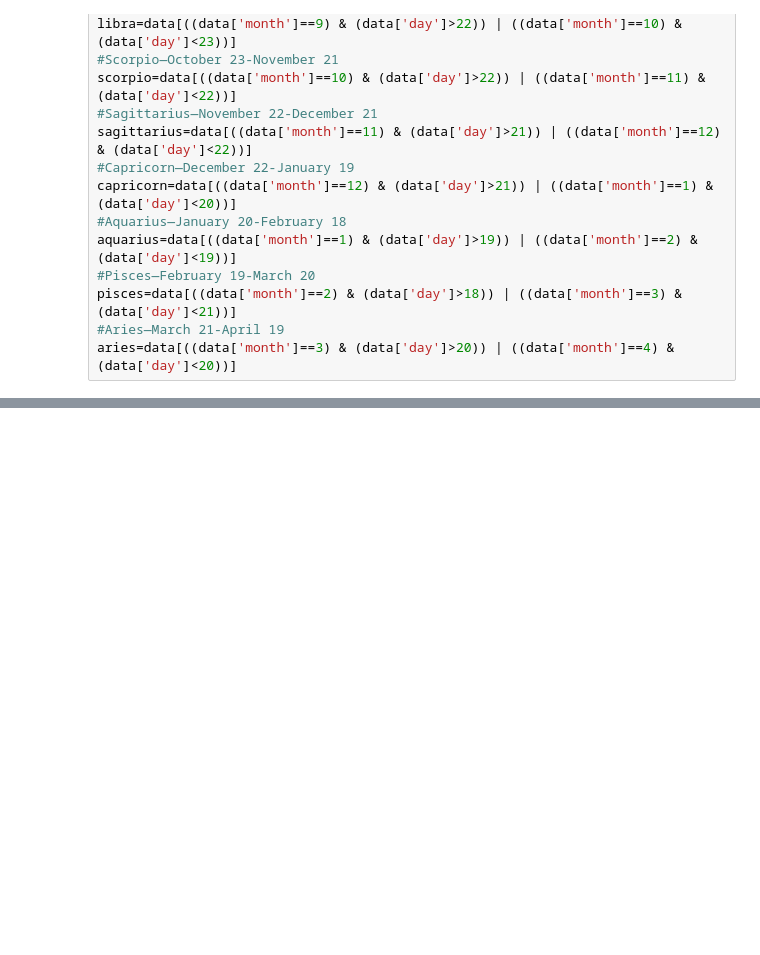
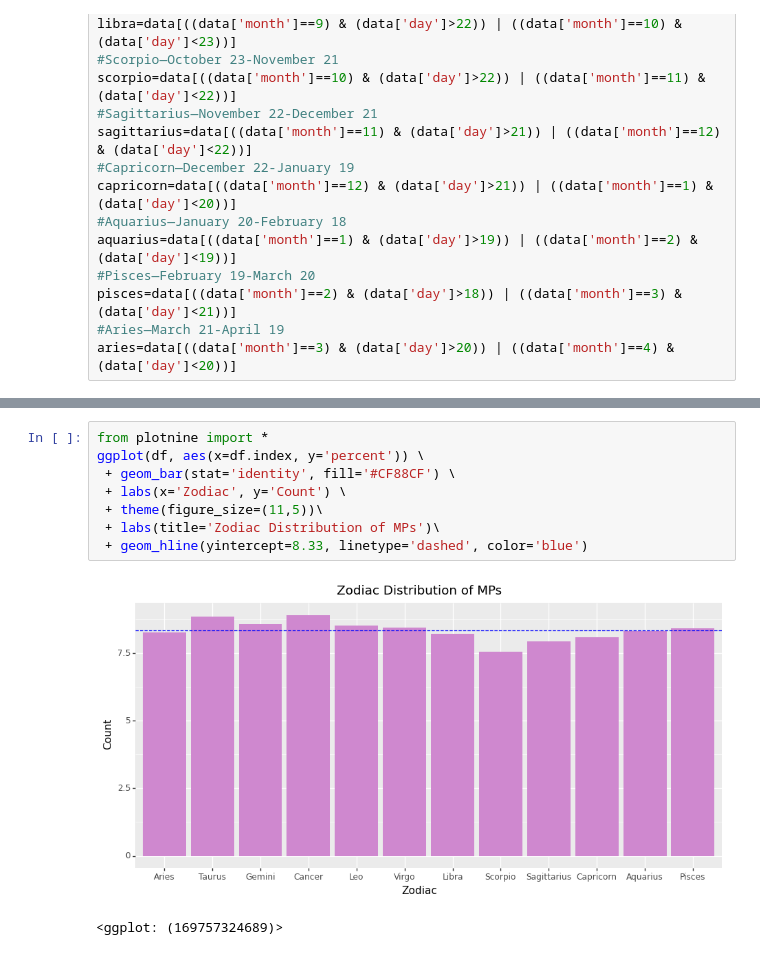
Before and after one commit to OjasSB/DS105, a Jupyter notebook: notebooks/Zodiac.ipynb, the cells around one changed output, grey strips where cells are left out. Drawn from its saved outputs; the diff is of its cells as text; blank space fills up the shorter version.

```diff
--- a/notebooks/Zodiac.ipynb
+++ b/notebooks/Zodiac.ipynb
@@ -68,0 +70,11 @@ df
+# %%
+from plotnine import *
+ggplot(df, aes(x=df.index, y='percent')) \
+ + geom_bar(stat='identity', fill='#CF88CF') \
+ + labs(x='Zodiac', y='Count') \
+ + theme(figure_size=(11,5))\
+ + labs(title='Zodiac Distribution of MPs')\
+ + geom_hline(yintercept=8.33, linetype='dashed', color='blue')
+# %% [output]
+[figure, added]
+<ggplot: (169757324689)>
```
Also changed, not shown: parts of 5 cells of this notebook, 1 other file.
